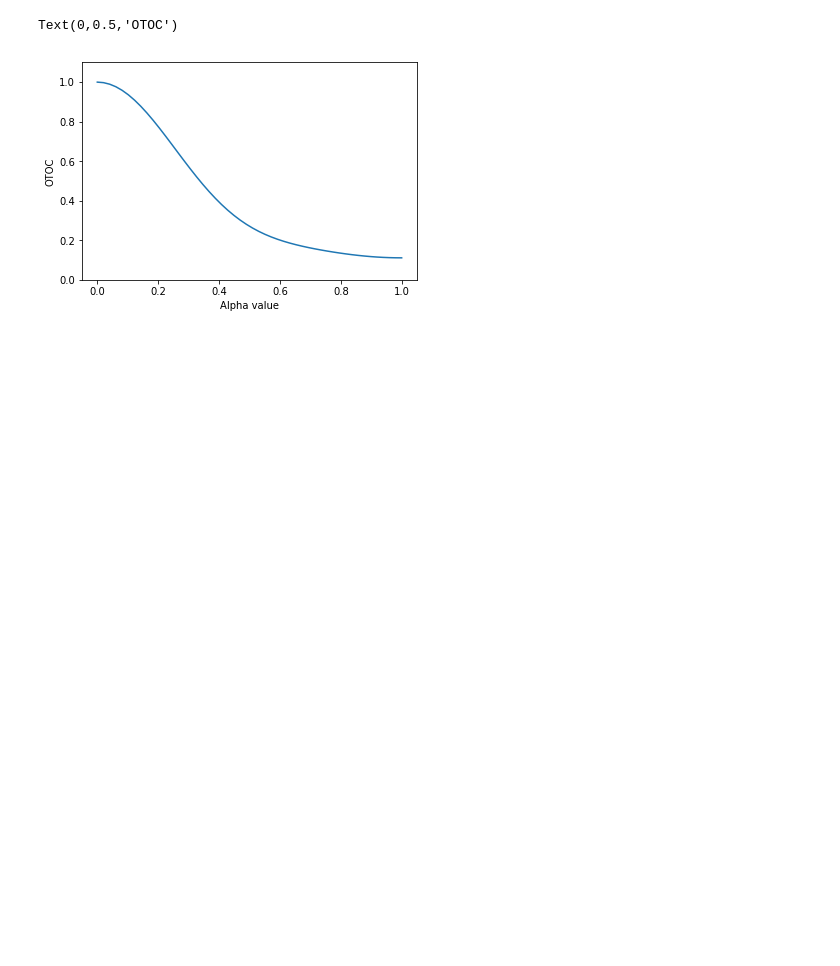
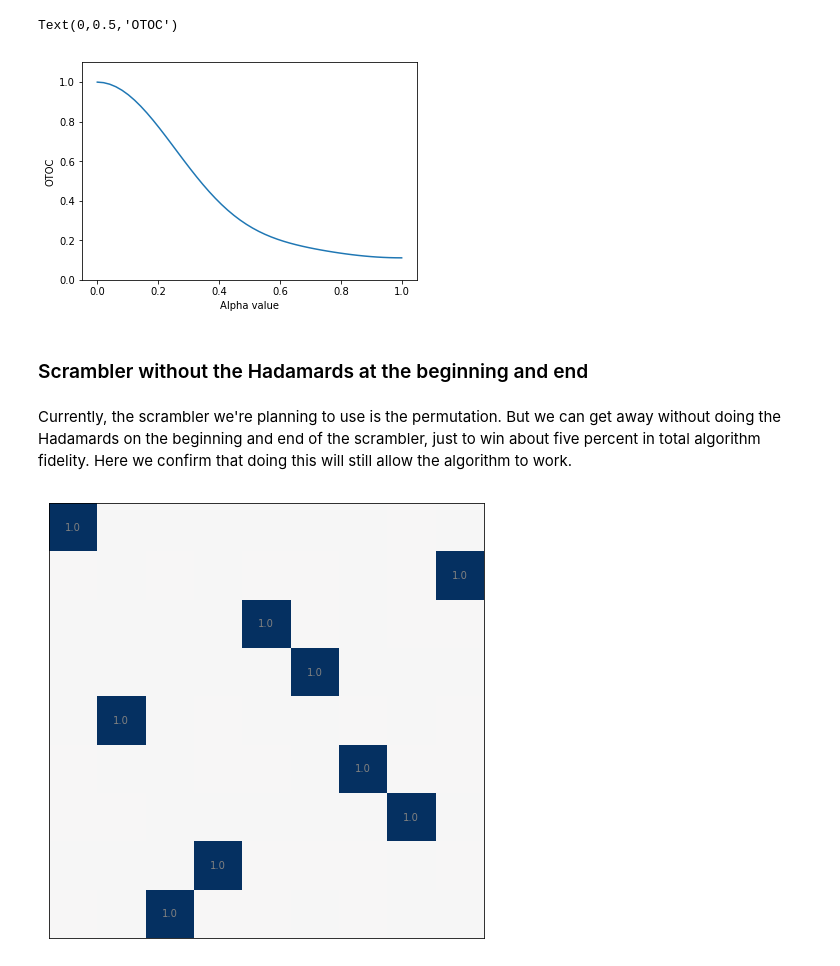
Before and after one commit to r0cketdyne/bhcalcs, a Jupyter notebook: Interpolating between a scrambling and non-scrambling unitary.ipynb, the cells around one changed output. Saved outputs shown, nothing was run; the diff lists cells and outputs as text; code cells hidden in the pictures; blank space fills up the shorter version.

```diff
--- a/Interpolating between a scrambling and non-scrambling unitary.ipynb
+++ b/Interpolating between a scrambling and non-scrambling unitary.ipynb
@@ -59,7 +26,7 @@ def Hadamard_to_identity(alpha):
     ['EFZ{:.5f}'.format(-90*alpha)],
     ['EFY90']]
 
-    return resulting_unitary(Hadamard_pulse_sequence)
+    return qutils.resulting_unitary(Hadamard_pulse_sequence)
 
 def HadamardStar_to_identity(alpha):
     """ returns a single-qutrit unitary matrix which
@@ -77,7 +44,7 @@ def HadamardStar_to_identity(alpha):
     ['EFZ{:.5f}'.format(90*alpha)],
     ['EFY90']]
 
-    return resulting_unitary(Hadamard_pulse_sequence)
+    return qutils.resulting_unitary(Hadamard_pulse_sequence)
 
 def Scrambler_to_identity(alpha):
 
@@ -90,21 +57,3 @@ def Scrambler_to_identity(alpha):
     gates = [alpha_Had_dag_2q, ST.qt_cmin_p1, alpha_Had_2q, ST.qt_csum_p1]
 
     return reduce(np.dot, gates)
-
-def resulting_unitary(pulse_sequence):
-    # starting from the initial state, calculates the unitary after the pulse_sequence is applied
-    # here time flows from left to right, in that the first pulse in the pulse_string is the first pulse applied.
-    single_qutrit_unitary = np.eye(3)
-    for x in pulse_sequence:
-        pulse_string = x[0]
-        if pulse_string in list(qutrit_mapping.keys()):
-            single_qutrit_unitary = np.dot(qutrit_mapping[pulse_string], single_qutrit_unitary)
-        else:
-            if pulse_string[0] == 'Z':
-                phase = np.pi*float(pulse_string[1:])/180.
-                single_qutrit_unitary = np.dot(trit_z(phase,-1)[0], single_qutrit_unitary)
-
-            elif pulse_string[0:3] == 'EFZ':
-                phase = np.pi*float(pulse_string[3:])/180.
-                single_qutrit_unitary = np.dot(trit_z(phase,1)[0], single_qutrit_unitary)
-    return single_qutrit_unitary
@@ -160,3 +88,19 @@ plt.ylabel('OTOC')
 # %% [output]
 Text(0,0.5,'OTOC')
 [figure]
+# %% [markdown]
+### Scrambler without the Hadamards at the beginning and end
+# %% [markdown]
+Currently, the scrambler we're planning to use is the permutation.  But we can get away without doing the Hadamards on the beginning and end of the scrambler, just to win about five percent in total algorithm fidelity.  Here we confirm that doing this will still allow the algorithm to work.
+# %%
+CSUM_phases = np.diag([1,1,1,1,np.exp(1j*4*np.pi/3), np.exp(1j*2*np.pi/3), 1, np.exp(1j*2*np.pi/3), np.exp(1j*4*np.pi/3)])
+# %%
+H0 = np.kron(np.eye(3), Hadamard_to_identity(1))
+Hdag0 = np.conj(H0.T)
+
+H1 = np.kron(Hadamard_to_identity(1), np.eye(3))
+Hdag1 = np.conj(H1.T)
+
+ST.plot_dm(reduce(np.dot, [H1, CSUM_phases, Hdag1, H0, H1, Hdag1, CSUM_phases, H1,Hdag1,Hdag0]));
+# %% [output]
+[figure, added]
```
Also changed, not shown: parts of 11 cells of this notebook, 2 other files.
